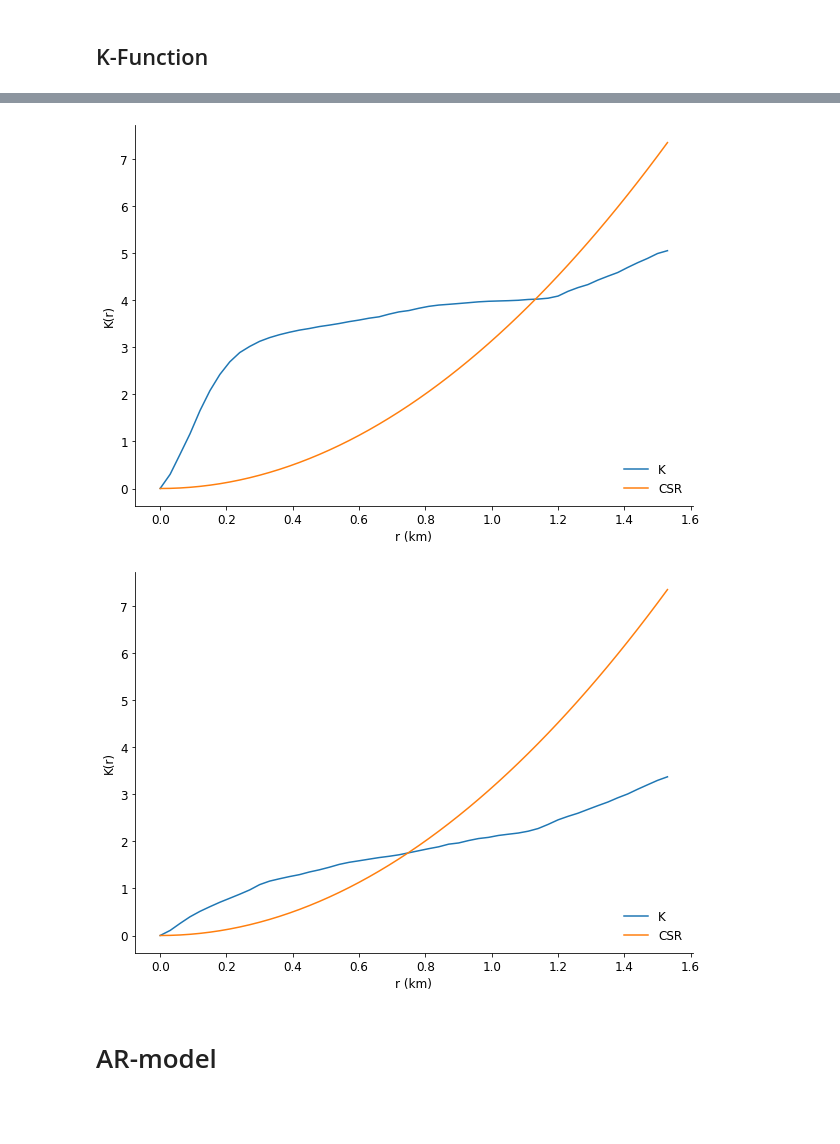
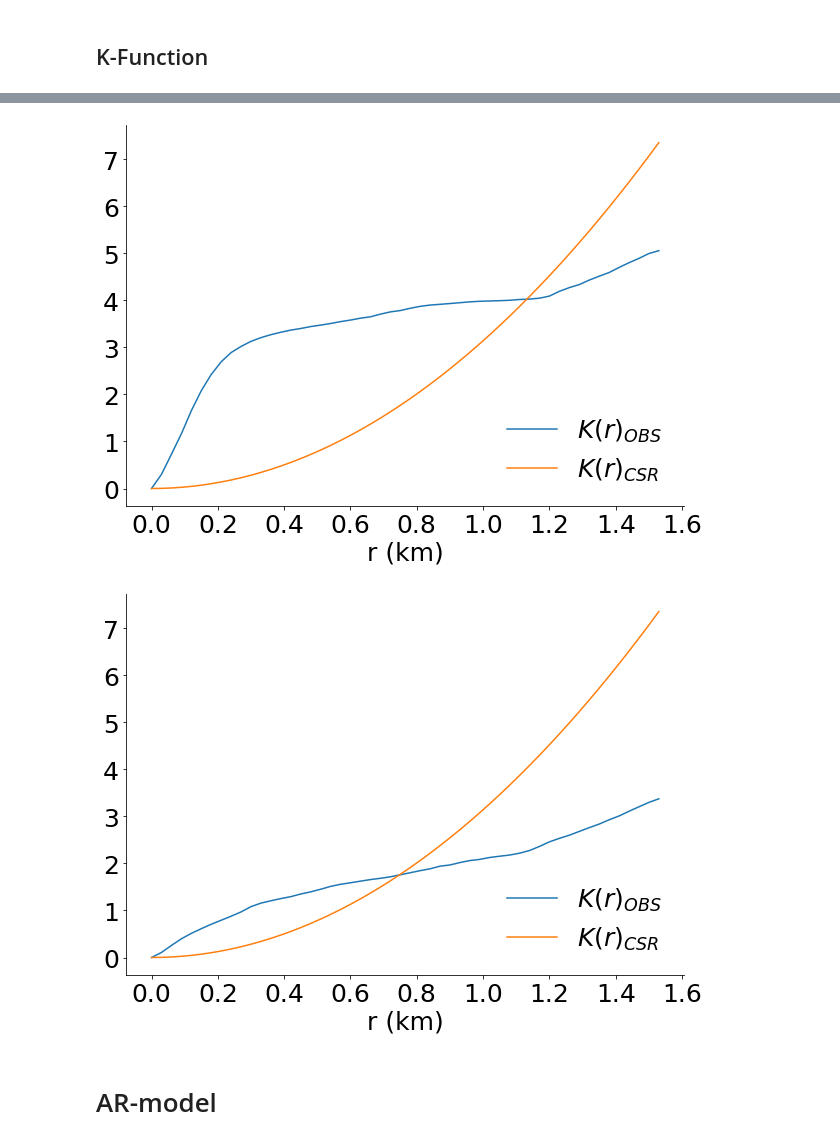
Before and after one commit to annabeck/Gun_Violence_E19, a Jupyter notebook: 08 Spatial Analysis.ipynb, the cells around one changed output, grey strips where cells are left out. Drawn from its saved outputs; the diff is of its cells as text; code cells hidden in the pictures; blank space fills up the shorter version.

```diff
--- a/08 Spatial Analysis.ipynb
+++ b/08 Spatial Analysis.ipynb
@@ -414,37 +423,43 @@ fig.savefig("K_cali.pdf", bbox_inches='tight')
 # %%
 fig, ax = plt.subplots(1, figsize=(10, 7))
 k_NE.plot()
 plt.title('')
 ax.spines['right'].set_visible(False)
 ax.spines['top'].set_visible(False)
-plt.ylabel('K(r)', fontsize = 12);
-plt.yticks(fontsize = 12);
-plt.xlabel('r (km)', fontsize = 12);
-plt.xticks(fontsize = 12);
+plt.ylabel('', fontsize = 25);
+plt.yticks(fontsize = 25);
+plt.xlabel('r (km)', fontsize = 25);
+plt.xticks(fontsize = 25);
 
-plt.legend(loc=4, prop={'size': 12}, frameon=False)
+L = plt.legend(loc=4, prop={'size': 25}, frameon=False)
+L.get_texts()[0].set_text('$K(r)_{OBS}$')
+L.get_texts()[1].set_text('$K(r)_{CSR}$')
+
 
 os.chdir('/Users/josefinebjornholm/Documents/GitHub/Gun_Violence_E19/Figures')
 fig.savefig("K_NE.pdf", bbox_inches='tight')
 # %% [output]
-[figure, old version]
+[figure, new version]
 # %%
 fig, ax = plt.subplots(1, figsize=(10, 7))
 k_MA.plot()
 plt.title('')
 ax.spines['right'].set_visible(False)
 ax.spines['top'].set_visible(False)
-plt.ylabel('K(r)', fontsize = 12);
-plt.yticks(fontsize = 12);
-plt.xlabel('r (km)', fontsize = 12);
-plt.xticks(fontsize = 12);
+plt.ylabel('', fontsize = 25);
+plt.yticks(fontsize = 25);
+plt.xlabel('r (km)', fontsize = 25);
+plt.xticks(fontsize = 25);
 
-plt.legend(loc=4, prop={'size': 12}, frameon=False)
+L = plt.legend(loc=4, prop={'size': 25}, frameon=False)
+L.get_texts()[0].set_text('$K(r)_{OBS}$')
+L.get_texts()[1].set_text('$K(r)_{CSR}$')
+
 
 os.chdir('/Users/josefinebjornholm/Documents/GitHub/Gun_Violence_E19/Figures')
 fig.savefig("K_MA.pdf", bbox_inches='tight')
 # %% [output]
-[figure, old version]
+[figure, new version]
 # %% [markdown]
 # AR-model
 # %%
```
Also changed, not shown: parts of 4 cells of this notebook, 9 other files.
